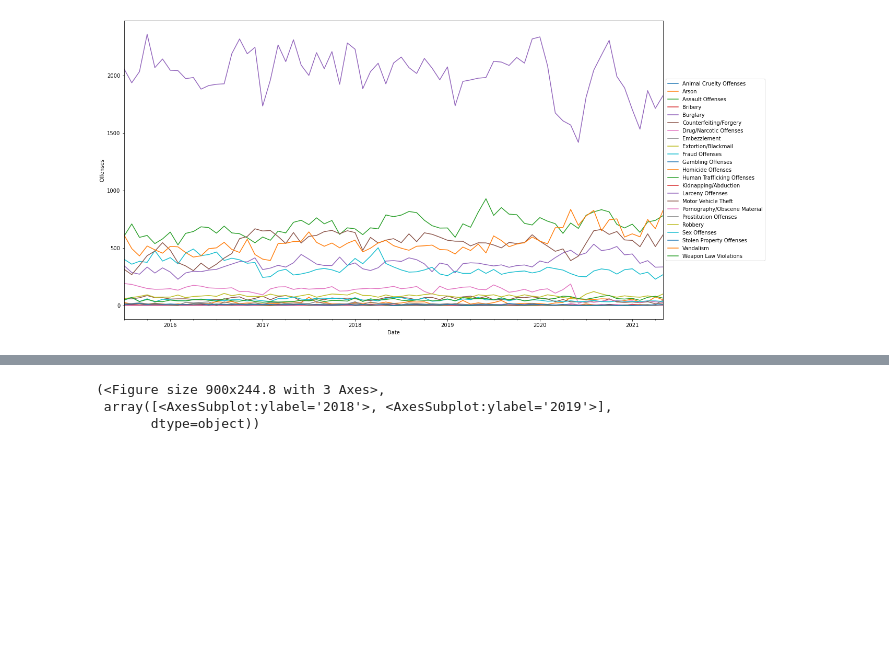
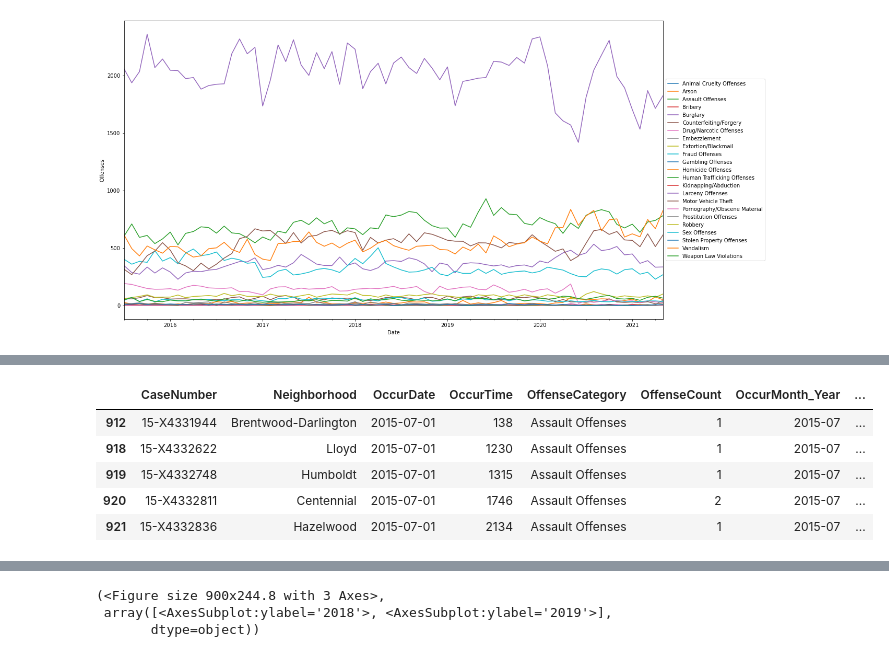
Before and after one commit to Abraham-newbie/Predicting_Crime_From_Space, a Jupyter notebook: project_ar.ipynb, the cells around one changed output, grey strips where cells are left out. Cells and saved outputs as stored; diff of their text form; code cells hidden in the pictures; blank space fills up the shorter version.

```diff
--- a/project_ar.ipynb
+++ b/project_ar.ipynb
@@ -118,2 +115,13 @@ for label, grp in clean_data_crime.groupby('OffenseCategory'):
+# %%
+
+
+clean_data.head()
+# %% [output]
+|  | CaseNumber | Neighborhood | OccurDate | OccurTime | OffenseCategory | OffenseCount | OccurMonth_Year | ... |
+| 912 | 15-X4331944 | Brentwood-Darlington | 2015-07-01 | 138 | Assault Offenses | 1 | 2015-07 | ... |
+| 918 | 15-X4332622 | Lloyd | 2015-07-01 | 1230 | Assault Offenses | 1 | 2015-07 | ... |
+| 919 | 15-X4332748 | Humboldt | 2015-07-01 | 1315 | Assault Offenses | 1 | 2015-07 | ... |
+| 920 | 15-X4332811 | Centennial | 2015-07-01 | 1746 | Assault Offenses | 2 | 2015-07 | ... |
+| 921 | 15-X4332836 | Hazelwood | 2015-07-01 | 2134 | Assault Offenses | 1 | 2015-07 | ... |
 # %%
 #generate wide form crime level data
```
Also changed, not shown: parts of 14 cells of this notebook, 10 other files.
